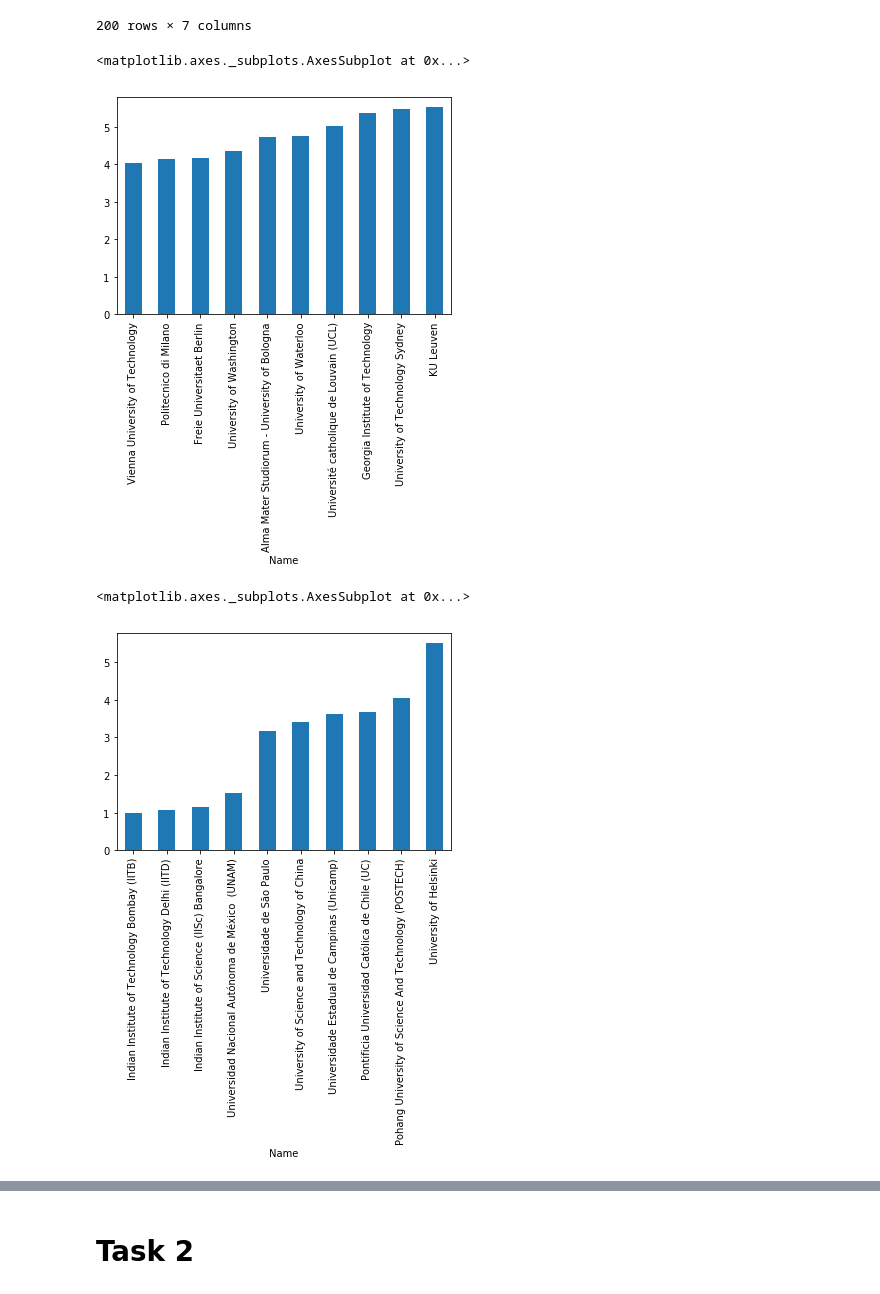
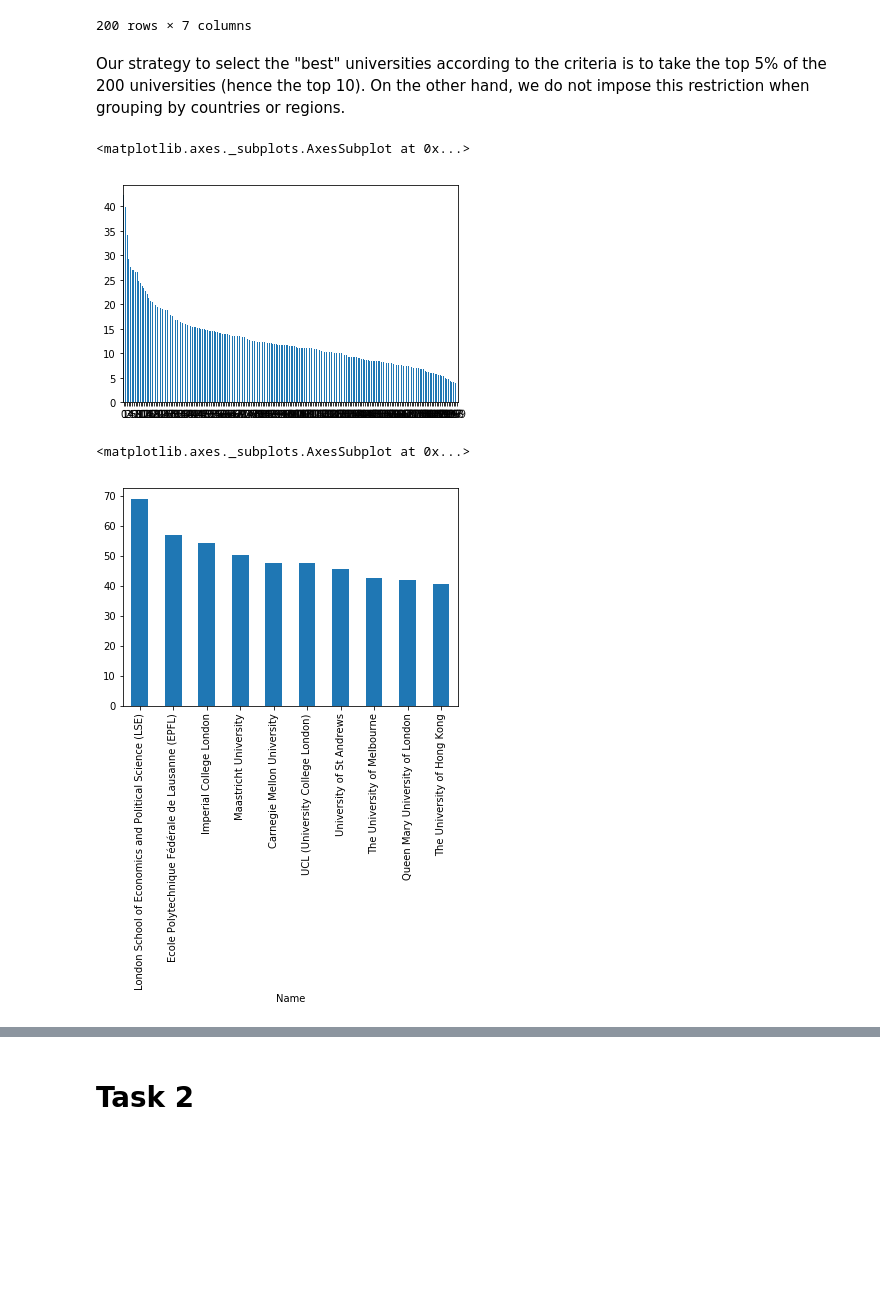
Before and after one commit to pmichele/ADA-Group, a Jupyter notebook: Michele/02 - Data from the Web/Homework 2.ipynb, the cells around one changed output, grey strips where cells are left out. Cells and saved outputs as stored; diff of their text form; code cells hidden in the pictures; blank space fills up the shorter version.

Commit message:
Improving Graphs

```diff
--- a/Michele/02 - Data from the Web/Homework 2.ipynb
+++ b/Michele/02 - Data from the Web/Homework 2.ipynb
@@ -137,23 +119,25 @@ df
 | Instituto Tecnológico y de Estudi... | 199 | Mexico | Latin America | 1822 | 821 | 13376 | ... |
 | Maastricht University | 200 | Netherlands | Europe | 1277 | 502 | 16385 | ... |
 200 rows × 7 columns
+# %% [markdown]
+Our strategy to select the "best" universities according to the criteria is to take the top 5% of the 200 universities (hence the top 10). On the other hand, we do not impose this restriction when grouping by countries or regions.
 # %%
 # Best universities by ratio of faculty members / students
 
 def bestRatios(ratios):
-    ratios = ratios.sort_values(ascending=True)
-    return (ratios * 100)[:10].plot(kind='bar', )
+    ratios = ratios.sort_values(ascending=False)
+    return (ratios * 100).plot(kind='bar', use_index=False, rot=1)
 
 bestRatios(df['Total Faculty Members'] / df['Total Students'])
 # %% [output]
 <matplotlib.axes._subplots.AxesSubplot at 0x...>
-[figure, old version]
+[figure, new version]
 # %%
 # Best universities by ratio of international students
 bestRatios(df['International Students'] / df['Total Students'])
 # %% [output]
 <matplotlib.axes._subplots.AxesSubplot at 0x...>
-[figure, old version]
+[figure, new version]
 # %%
 # Best university groups according to the ratio of 2 given attributes
 def groupRatios(df, column, numerator, denominator):
```
Also changed, not shown: parts of 14 cells of this notebook.
